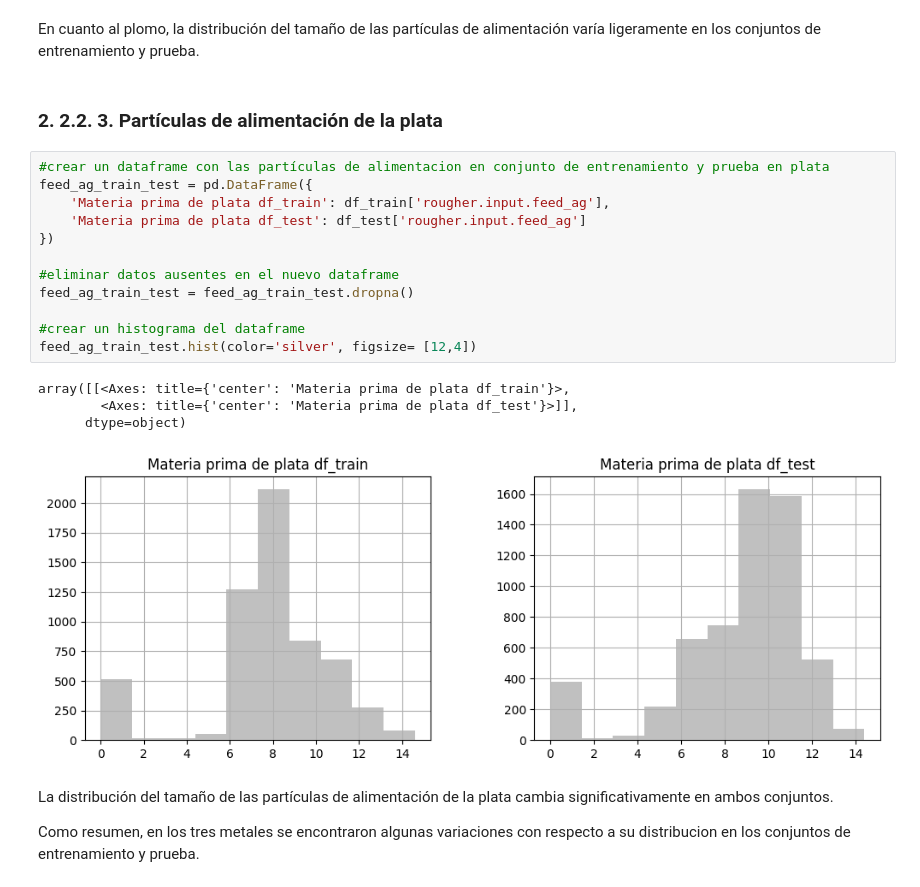
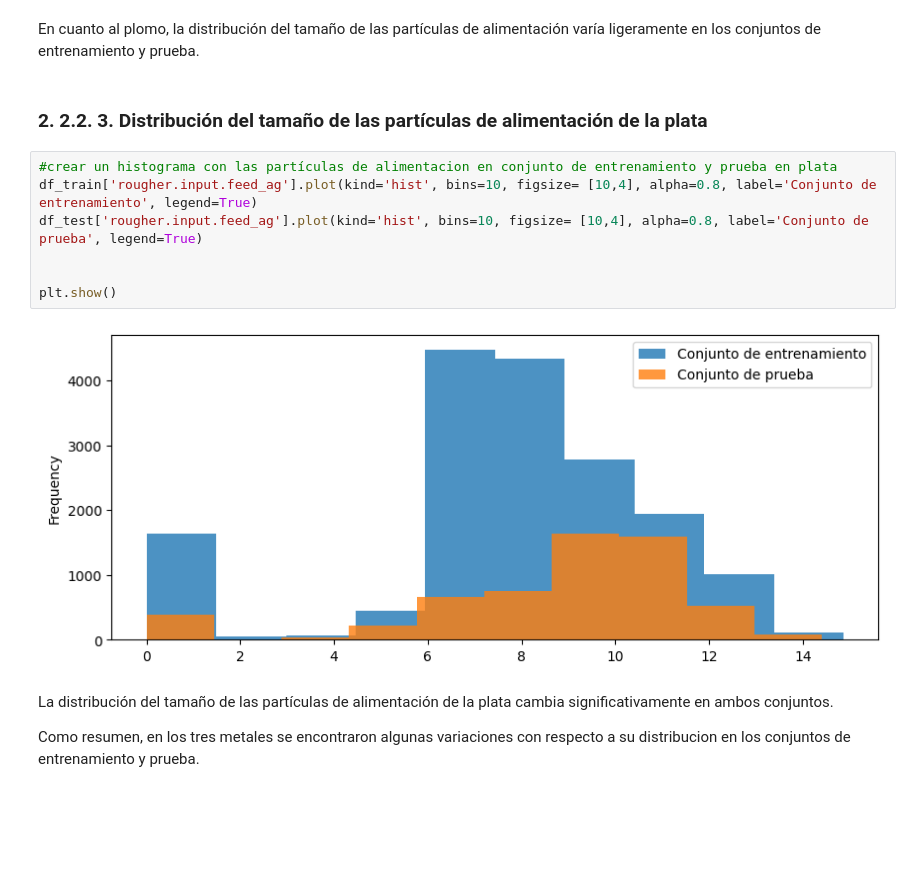
Before and after one commit to wh1tneyr/proyecto-tecnologico, a Jupyter notebook: gold.ipynb, the cells around one changed output. Saved outputs shown, nothing was run; the diff lists cells and outputs as text; blank space fills up the shorter version.

Commit message:
modificando los histogramas para el amaño de la alimentacion en los conjuntos de entrenamiento y prueba

```diff
--- a/gold.ipynb
+++ b/gold.ipynb
@@ -465,24 +442,16 @@ array([[<Axes: title={'center': 'Materia prima del plomo df_train'}>,
 # %% [markdown]
 En cuanto al plomo, la distribución del tamaño de las partículas de alimentación varía ligeramente en los conjuntos de entrenamiento y prueba.
 # %% [markdown]
-### 2.  2.2.  3. Partículas de alimentación de la plata
+### 2.  2.2.  3. Distribución del tamaño de las partículas de alimentación de la plata
 # %%
-#crear un dataframe con las partículas de alimentacion en conjunto de entrenamiento y prueba en plata
-feed_ag_train_test = pd.DataFrame({
-    'Materia prima de plata df_train': df_train['rougher.input.feed_ag'],
-    'Materia prima de plata df_test': df_test['rougher.input.feed_ag']
-})
+#crear un histograma con las partículas de alimentacion en conjunto de entrenamiento y prueba en plata
+df_train['rougher.input.feed_ag'].plot(kind='hist', bins=10, figsize= [10,4], alpha=0.8, label='Conjunto de entrenamiento', legend=True)
+df_test['rougher.input.feed_ag'].plot(kind='hist', bins=10, figsize= [10,4], alpha=0.8, label='Conjunto de prueba', legend=True)
 
-#eliminar datos ausentes en el nuevo dataframe
-feed_ag_train_test = feed_ag_train_test.dropna()
 
-#crear un histograma del dataframe
-feed_ag_train_test.hist(color='silver', figsize= [12,4])
+plt.show()
 # %% [output]
-array([[<Axes: title={'center': 'Materia prima de plata df_train'}>,
-        <Axes: title={'center': 'Materia prima de plata df_test'}>]],
-      dtype=object)
-[figure, old version]
+[figure, new version]
 # %% [markdown]
 La distribución del tamaño de las partículas de alimentación de la plata cambia significativamente en ambos conjuntos.
 
```
Also changed, not shown: parts of 12 cells of this notebook.
